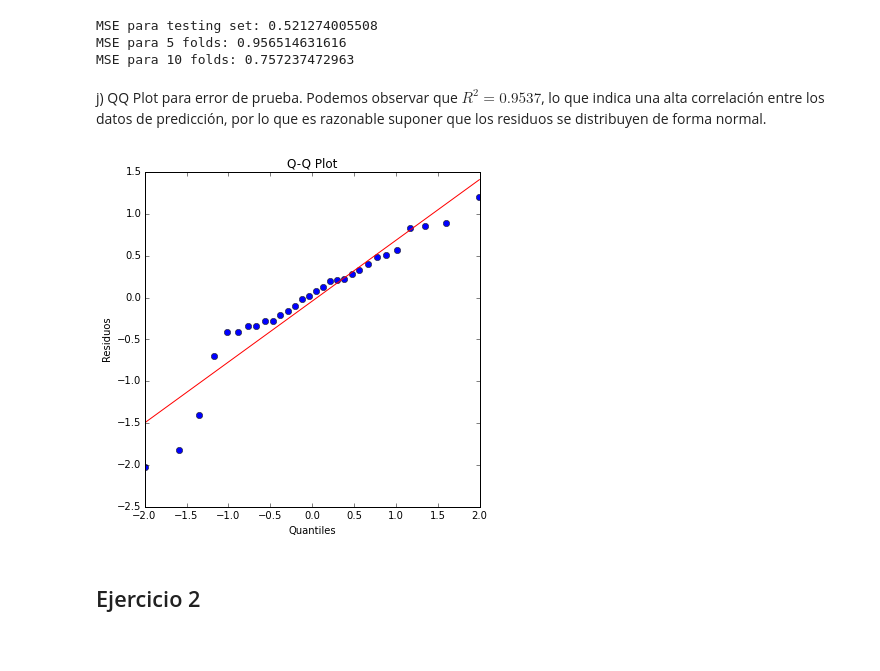
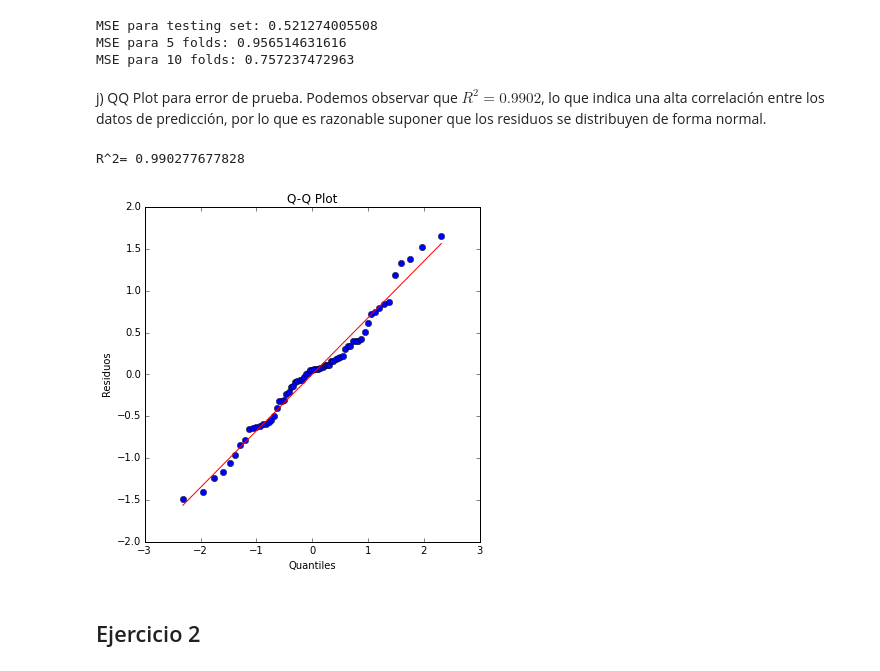
Before and after one commit to asazo/ML, a Jupyter notebook: tarea1/tarea1.ipynb, the cells around one changed output. Cells and saved outputs as stored; diff of their text form; code cells hidden in the pictures.

```diff
--- a/tarea1/tarea1.ipynb
+++ b/tarea1/tarea1.ipynb
@@ -102,14 +102,16 @@ Table
 # %% [markdown]
 (f) Estimación de errores de predicción. El uso de cross validation nos permitirá entender que tan bien generaliza nuestra máquina mientras no tengamos disponible el testing set. La máquina entrenando con 5 folds presenta un MSE (Mean squared error o error cuadrático medio) de 0.95, mientras que con 10 folds el MSE disminuye a 0.75. El MSE en el testing set es finalmente de 0.5, lo cual es positivo pues nuestro modelo original tenía un alto error en el training set, pero las pruebas sobre el testing set fueron mejores.
 # %%
-# Predecir en el testing set
+# Predecir en el testing set y training set
 yhat_test = linreg.predict(Xtest)
+yhat_train = linreg.predict(Xtrain)
 # Calcular error cuadrático medio en el testing set
 mse_test = np.mean(np.power(yhat_test - ytest, 2))
 print "MSE para testing set:", mse_test
 from sklearn import cross_validation
 Xm = Xtrain.as_matrix()
 ym = ytrain.as_matrix()
+
 # Definir numero de folds
 n_folds = [5, 10]
 # Estimar error con 5 y 10 folds
@@ -124,6 +126,8 @@ for nf in n_folds:
         yhat_val = linreg.predict(Xm[val])
         mse_fold = np.mean(np.power(yhat_val - ym[val], 2))
         mse_cv += mse_fold
+
+
     mse_cv = mse_cv / nf
     print "MSE para",nf,"folds:",mse_cv
 # %% [output]
@@ -131,20 +135,22 @@ MSE para testing set: 0.521274005508
 MSE para 5 folds: 0.956514631616
 MSE para 10 folds: 0.757237472963
 # %% [markdown]
-j) QQ Plot para error de prueba. Podemos observar que $R^2 = 0.9537$, lo que indica una alta correlación entre los datos de predicción, por lo que es razonable suponer que los residuos se distribuyen de forma normal.
+j) QQ Plot para error de prueba. Podemos observar que $R^2 = 0.9902$, lo que indica una alta correlación entre los datos de predicción, por lo que es razonable suponer que los residuos se distribuyen de forma normal.
 # %%
 %matplotlib inline
 import matplotlib.pyplot as plt
 import scipy.stats as stats
-residual = yhat_test - ytest
+residual = yhat_train - ytrain
 plt.figure(figsize=(6,6))
-stats.probplot(residual, dist="norm", plot=plt)
+d1, d2 = stats.probplot(residual, dist="norm", plot=plt)
+print "R^2=",d2[2]
 plt.title("Q-Q Plot")
 plt.xlabel("Quantiles")
 plt.ylabel("Residuos")
 plt.show()
 # %% [output]
+R^2= 0.990277677828
-[figure, old version]
+[figure, new version]
 # %% [markdown]
 ## Ejercicio 2
 # %% [markdown]
```
Also changed, not shown: parts of 9 cells of this notebook.
